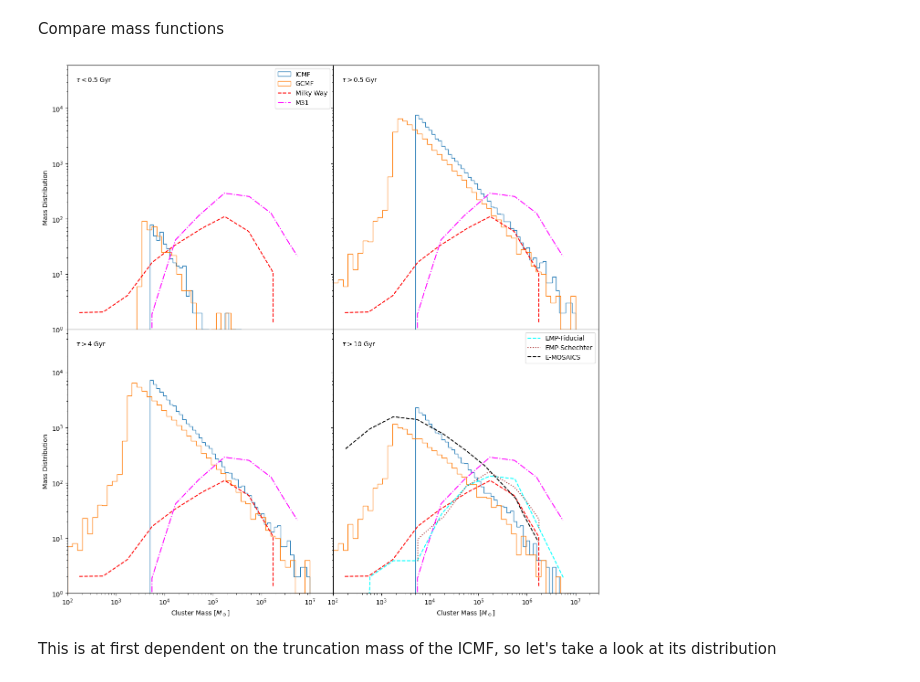
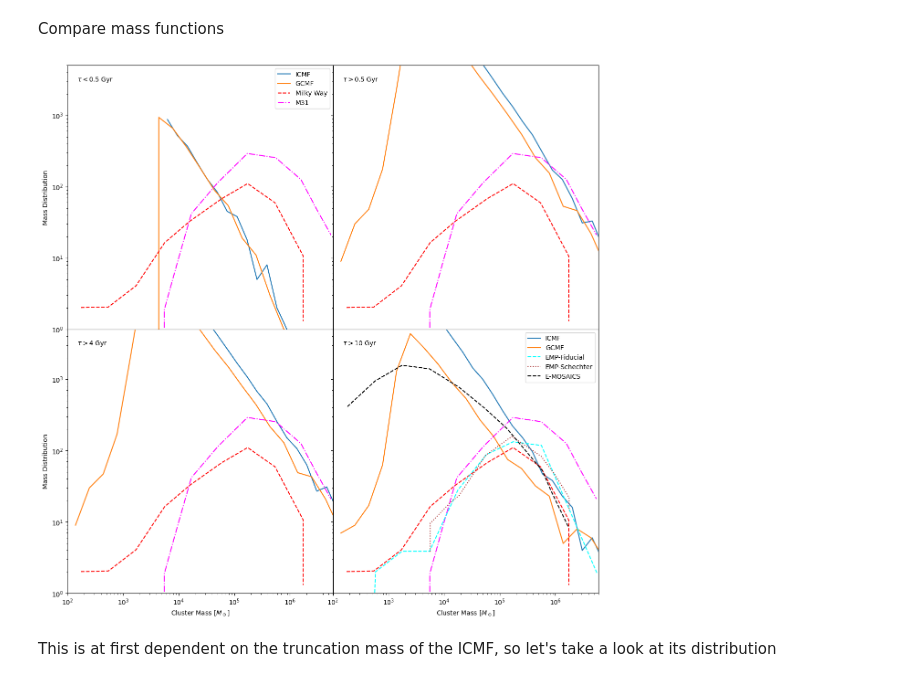
Before and after one commit to pablocoque/post_process_routines, a Jupyter notebook: mass_functions_compare.ipynb, the cells around one changed output. Saved outputs shown, nothing was run; the diff lists cells and outputs as text; code cells hidden in the pictures.

```diff
--- a/mass_functions_compare.ipynb
+++ b/mass_functions_compare.ipynb
@@ -80,16 +81,16 @@ Maximum present-day mass 1.88e+07 Msun
 Now, let's retrieve the birthtime, disruption time and age of the clusters. The time of birth of clusters is the one of its parent particle. Therefore, it is needed to expand this array for each cluster of every star with clusters. Additionally, surviving clusters are given a disruption time in the future.
 # %%
 # disruption_time = s.data['drpt'][mask_clusters_initial].flatten()
-disruption_time = h[1].s['DisruptionTime'][mask_clusters_initial].flatten()
+disruption_time = h[0].s['DisruptionTime'][mask_clusters_initial].flatten()
 disruption_time = disruption_time[not_empty_clusters]
 
 clusters_birthtime = []
 # for i in range(len(s.data['incl'][mask_clusters_initial])):
-for i in range(len(h[1].s['InitialNumberOfClusters'][mask_clusters_initial])):
+for i in range(len(h[0].s['InitialNumberOfClusters'][mask_clusters_initial])):
   # nclt = s.data['incl'][mask_clusters_initial][i]
-  nclt = h[1].s['InitialNumberOfClusters'][mask_clusters_initial][i]
+  nclt = h[0].s['InitialNumberOfClusters'][mask_clusters_initial][i]
   for j in range(nclt):
-    clusters_birthtime.append(h[1].s['age'][mask_clusters_initial][i])
+    clusters_birthtime.append(h[0].s['age'][mask_clusters_initial][i])
 
 clusters_birthtime = np.array(clusters_birthtime)
 # %% [markdown]
@@ -116,12 +127,12 @@ It could be interesting to check how that changes with increasing the resolution
 Now, all is set up to compare the ICMF to the present day GCMF. First, define the bounds and domain of each MF:
 # %%
 min_icmf = 5e3 # in solar masses
-max_icmf = 1e7 # in solar masses
-marray_icmf = np.logspace(np.log10(min_icmf), np.log10(max_icmf), 50)
+max_icmf = 1e8 # in solar masses
+marray_icmf = np.logspace(np.log10(min_icmf), np.log10(max_icmf), 25)
 
 min_gcmf = 1e2 # in solar masses
-max_gcmf = 1e7 # in solar masses
-marray_gcmf = np.logspace(np.log10(min_gcmf), np.log10(max_gcmf), 50)
+max_gcmf = 1e8 # in solar masses
+marray_gcmf = np.logspace(np.log10(min_gcmf), np.log10(max_gcmf), 25)
 # %% [markdown]
 Load observations data:
 - Milky Way's GCMF
@@ -183,46 +198,62 @@ Compare mass functions
 # %%
 fig, ax = plt.subplots(2,2,sharex='col', sharey='row', figsize=(15, 15))
 #Young
-ax[0,0].hist(init_cluster_masses[young_mask], bins=marray_icmf, histtype='step', label='ICMF')
-ax[0,0].hist(cluster_masses[young_mask], bins=marray_gcmf, histtype='step', label='GCMF')
+N, _ = np.histogram(np.log10(init_cluster_masses[young_mask]), bins=np.log10(marray_icmf))
+ax[0,0].plot((marray_icmf[:-1] + marray_icmf[1:])/2, N, label='ICMF')
+N, _ = np.histogram(np.log10(cluster_masses[young_mask]), bins=np.log10(marray_gcmf))
+ax[0,0].plot((marray_gcmf[:-1] + marray_gcmf[1:])/2, N, label='GCMF')
+# ax[0,0].hist(init_cluster_masses[young_mask], bins=marray_icmf, histtype='step', label='ICMF')
+# ax[0,0].hist(cluster_masses[young_mask], bins=marray_gcmf, histtype='step', label='GCMF')
 ax[0,0].plot(MW_gcmf[:,0], MW_gcmf[:,1], linestyle='dashed', color='red', label='Milky Way')
 ax[0,0].plot(M31_gcmf[:,0], M31_gcmf[:,1], linestyle='dashdot', color='magenta', label='M31')
-ax[0,0].text(1.5e2, 3e4, r'$\tau < 0.5$ Gyr')
-ax[0,0].set(ylim=(1e0, 6e4), xscale= 'log', yscale = 'log')
+ax[0,0].text(1.5e2, 3e3, r'$\tau < 0.5$ Gyr')
+ax[0,0].set(ylim=(1e0, 5e3), xscale= 'log', yscale = 'log')
 ax[0,0].legend()
 ax[0,0].set(ylabel='Mass Distribution')
 #Not young
-ax[0,1].hist(init_cluster_masses[np.logical_not(young_mask)], bins=marray_icmf, histtype='step', label='ICMF')
-ax[0,1].hist(cluster_masses[np.logical_not(young_mask)], bins=marray_gcmf, histtype='step', label='GCMF')
+N, _ = np.histogram(np.log10(init_cluster_masses[np.logical_not(young_mask)]), bins=np.log10(marray_icmf))
+ax[0,1].plot((marray_icmf[:-1] + marray_icmf[1:])/2, N, label='ICMF')
+N, _ = np.histogram(np.log10(cluster_masses[np.logical_not(young_mask)]), bins=np.log10(marray_gcmf))
+ax[0,1].plot((marray_gcmf[:-1] + marray_gcmf[1:])/2, N, label='GCMF')
+# ax[0,1].hist(init_cluster_masses[np.logical_not(young_mask)], bins=marray_icmf, histtype='step', label='ICMF')
+# ax[0,1].hist(cluster_masses[np.logical_not(young_mask)], bins=marray_gcmf, histtype='step', label='GCMF')
 ax[0,1].plot(MW_gcmf[:,0], MW_gcmf[:,1], linestyle='dashed', color='red', label='Milky Way')
 ax[0,1].plot(M31_gcmf[:,0], M31_gcmf[:,1], linestyle='dashdot', color='magenta', label='M31')
-ax[0,1].text(1.5e2, 3e4, r'$\tau > 0.5$ Gyr')
+ax[0,1].text(1.5e2, 3e3, r'$\tau > 0.5$ Gyr')
 ax[0,1].set(xscale= 'log', yscale = 'log')
 #Old
-ax[1,0].hist(init_cluster_masses[old_mask], bins=marray_icmf, histtype='step', label='ICMF')
-ax[1,0].hist(cluster_masses[old_mask], bins=marray_gcmf, histtype='step', label='GCMF')
+N, _ = np.histogram(np.log10(init_cluster_masses[old_mask]), bins=np.log10(marray_icmf))
+ax[1,0].plot((marray_icmf[:-1] + marray_icmf[1:])/2, N, label='ICMF')
+N, _ = np.histogram(np.log10(cluster_masses[old_mask]), bins=np.log10(marray_gcmf))
+ax[1,0].plot((marray_gcmf[:-1] + marray_gcmf[1:])/2, N, label='GCMF')
+# ax[1,0].hist(init_cluster_masses[old_mask], bins=marray_icmf, histtype='step', label='ICMF')
+# ax[1,0].hist(cluster_masses[old_mask], bins=marray_gcmf, histtype='step', label='GCMF')
 ax[1,0].plot(MW_gcmf[:,0], MW_gcmf[:,1], linestyle='dashed', color='red', label='Milky Way')
 ax[1,0].plot(M31_gcmf[:,0], M31_gcmf[:,1], linestyle='dashdot', color='magenta', label='M31')
-ax[1,0].text(1.5e2, 3e4, r'$\tau > 4$ Gyr')
-ax[1,0].set(xlim=(min_gcmf, 3*max_gcmf), ylim=(1e0, 6e4), xscale= 'log', yscale = 'log')
+ax[1,0].text(1.5e2, 3e3, r'$\tau > 4$ Gyr')
+ax[1,0].set(xlim=(min_gcmf, 6e6), ylim=(1e0, 5e3), xscale= 'log', yscale = 'log')
 ax[1,0].set(xlabel=r'Cluster Mass [$M_\odot$]', ylabel='Mass Distribution')
 #Very old
-ax[1,1].hist(init_cluster_masses[veryold_mask], bins=marray_icmf, histtype='step')
-ax[1,1].hist(cluster_masses[veryold_mask], bins=marray_gcmf, histtype='step')
+N, _ = np.histogram(np.log10(init_cluster_masses[veryold_mask]), bins=np.log10(marray_icmf))
+ax[1,1].plot((marray_icmf[:-1] + marray_icmf[1:])/2, N, label='ICMF')
+N, _ = np.histogram(np.log10(cluster_masses[veryold_mask]), bins=np.log10(marray_gcmf))
+ax[1,1].plot((marray_gcmf[:-1] + marray_gcmf[1:])/2, N, label='GCMF')
+# ax[1,1].hist(init_cluster_masses[veryold_mask], bins=marray_icmf, histtype='step')
+# ax[1,1].hist(cluster_masses[veryold_mask], bins=marray_gcmf, histtype='step')
 ax[1,1].plot(MW_gcmf[:,0], MW_gcmf[:,1], linestyle='dashed', color='red')
 ax[1,1].plot(M31_gcmf[:,0], M31_gcmf[:,1], linestyle='dashdot', color='magenta')
 ax[1,1].plot(empfiducial_gcmf[:,0], empfiducial_gcmf[:,1], linestyle='dashed', color='cyan', label='EMP-Fiducial')
 ax[1,1].plot(empschecter_gcmf[:,0], empschecter_gcmf[:,1], linestyle='dotted', color='brown', label='EMP-Schechter')
 ax[1,1].plot(emosaics_gcmf[:,0], emosaics_gcmf[:,1], linestyle='dashed', color='black', label='E-MOSAICS')
-ax[1,1].text(1.5e2, 3e4, r'$\tau > 10$ Gyr')
-ax[1,1].set(xlim=(min_gcmf, 3*max_gcmf), xscale= 'log', yscale = 'log')
+ax[1,1].text(1.5e2, 3e3, r'$\tau > 10$ Gyr')
+ax[1,1].set(xlim=(min_gcmf, 6e6), xscale= 'log', yscale = 'log')
 ax[1,1].set(xlabel=r'Cluster Mass [$M_\odot$]')
 ax[1,1].legend()
 
 fig.subplots_adjust(hspace=0, wspace=0)
 # plt.savefig('mass_dist_fullevo_age_new.pdf')
 # %% [output]
-[figure, old version]
+[figure, new version]
 # %% [markdown]
 This is at first dependent on the truncation mass of the ICMF, so let's take a look at its distribution
 # %%
```
Also changed, not shown: parts of 16 cells of this notebook.
